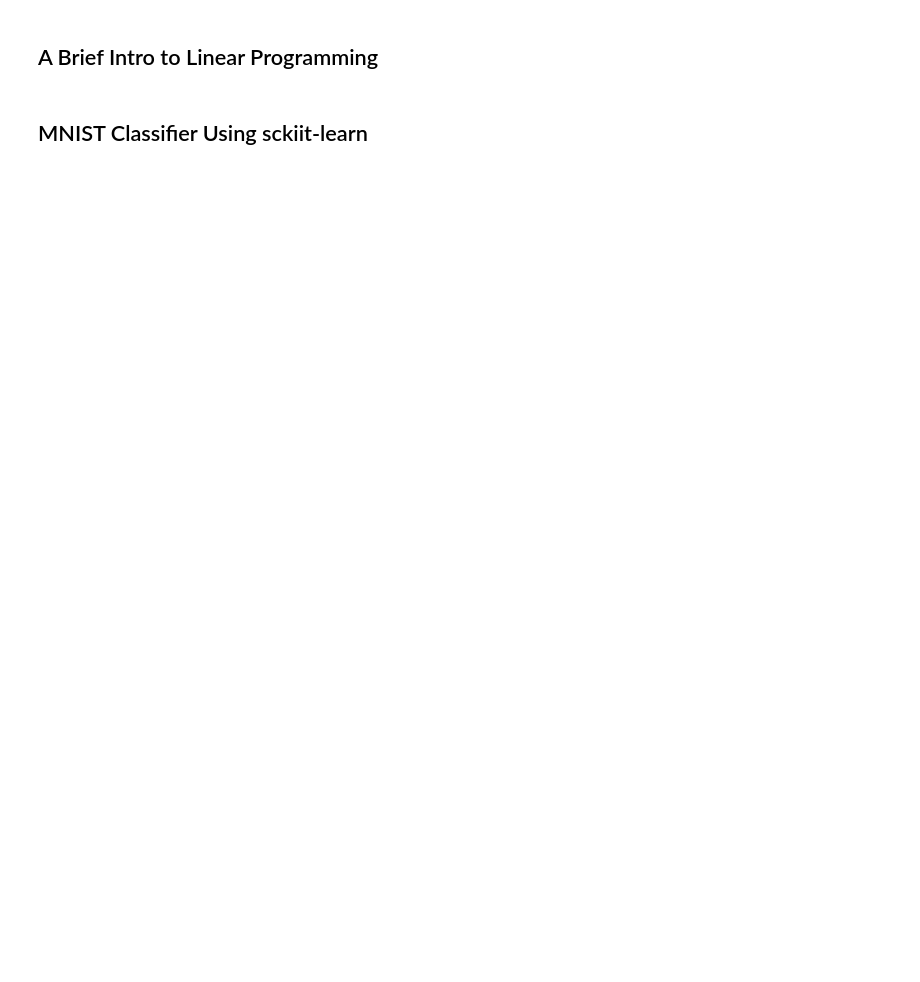
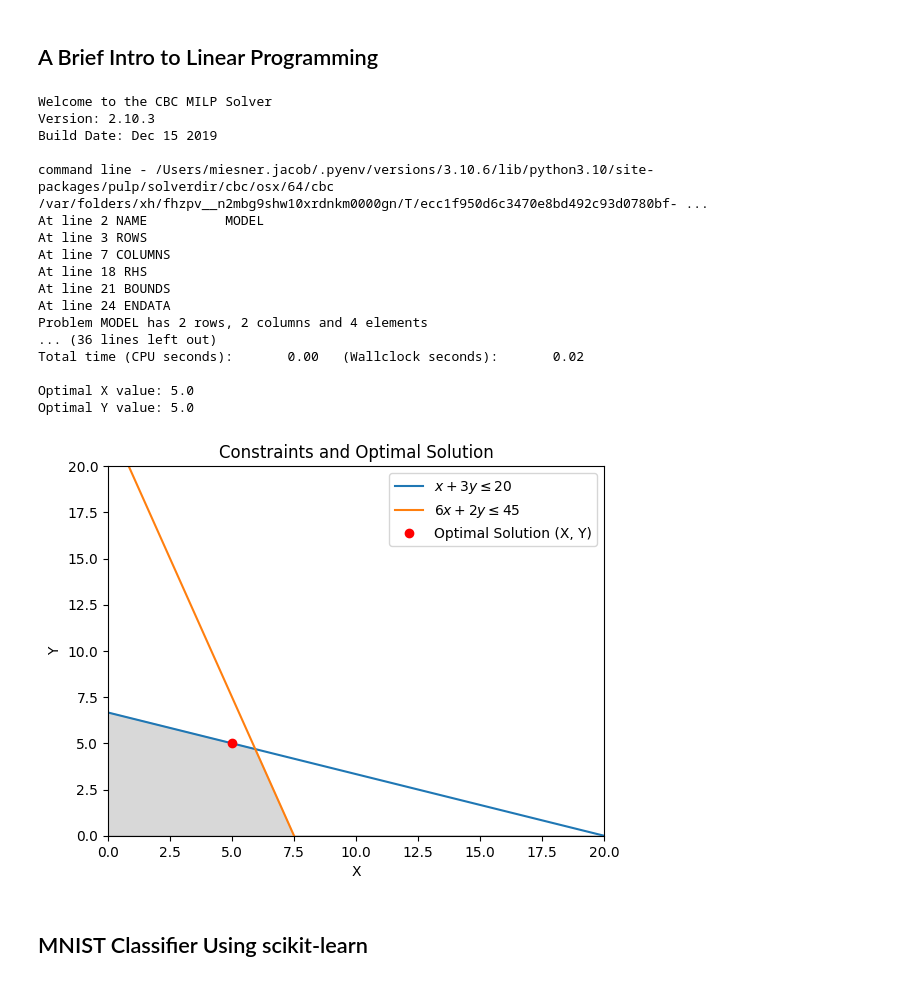
Before and after one commit to MiesnerJacob/essential-math-for-data-science, a Jupyter notebook: 09-appendix-a-supplumental-topics.ipynb, the cells around one changed output. Cells and saved outputs as stored; diff of their text form; code cells hidden in the pictures; blank space fills up the shorter version.

```diff
--- a/09-appendix-a-supplumental-topics.ipynb
+++ b/09-appendix-a-supplumental-topics.ipynb
@@ -170,2 +325,78 @@ def normal_pdf(x: float, mean: float, std_dev:float):
+# %%
+import pulp
+import matplotlib.pyplot as plt
+import numpy as np
+
+# Declare variables
+x = pulp.LpVariable("x", 0, cat=pulp.LpInteger)
+y = pulp.LpVariable("y", 0, cat=pulp.LpInteger)
+
+prob = pulp.LpProblem("factory_problem", pulp.LpMaximize)
+
+# Define constraints
+prob += x + 3 * y <= 20, "Constraint 1"
+prob += 6 * x + 2 * y <= 45, "Constraint 2"
+
+# Define objective function
+prob += 200 * x + 300 * y, "Objective"
+
+# Solve the problem
+status = prob.solve()
+
+# Print results
+opt_x = pulp.value(x)
+opt_y = pulp.value(y)
+print("Optimal X value:", opt_x)
+print("Optimal Y value:", opt_y)
+
+
+
+# Plotting
+x_vals = np.linspace(0, 20, 200)
+
+# Constraint lines
+y1 = (20 - x_vals) / 3
+y2 = (45 - 6 * x_vals) / 2
+
+# Plot constraints
+plt.plot(x_vals, y1, label=r'$x + 3y \leq 20$')
+plt.plot(x_vals, y2, label=r'$6x + 2y \leq 45$')
+
+# Feasible region
+plt.fill_between(x_vals, np.minimum(y1, y2), color='grey', alpha=0.3)
+
+# Optimal point
+plt.plot(opt_x, opt_y, 'ro', label='Optimal Solution (X, Y)')
+
+# Plot settings
+plt.xlim(0, 20)
+plt.ylim(0, 20)
+plt.xlabel('X')
+plt.ylabel('Y')
+plt.axhline(0, color='black', lw=0.5)
+plt.axvline(0, color='black', lw=0.5)
+plt.legend()
+plt.title('Constraints and Optimal Solution')
+
+plt.show()
+# %% [output]
+Welcome to the CBC MILP Solver
+Version: 2.10.3
+Build Date: Dec 15 2019
+
+command line - /Users/miesner.jacob/.pyenv/versions/3.10.6/lib/python3.10/site-packages/pulp/solverdir/cbc/osx/64/cbc /var/folders/xh/fhzpv__n2mbg9shw10xrdnkm0000gn/T/ecc1f950d6c3470e8bd492c93d0780bf- ...
+At line 2 NAME          MODEL
+At line 3 ROWS
+At line 7 COLUMNS
+At line 18 RHS
+At line 21 BOUNDS
+At line 24 ENDATA
+Problem MODEL has 2 rows, 2 columns and 4 elements
+... (36 lines left out)
+Total time (CPU seconds):       0.00   (Wallclock seconds):       0.02
+
+Optimal X value: 5.0
+Optimal Y value: 5.0
+[figure, added]
 # %% [markdown]
-## MNIST Classifier Using sckiit-learn
+## MNIST Classifier Using scikit-learn
```
Also changed, not shown: parts of 15 cells of this notebook.
